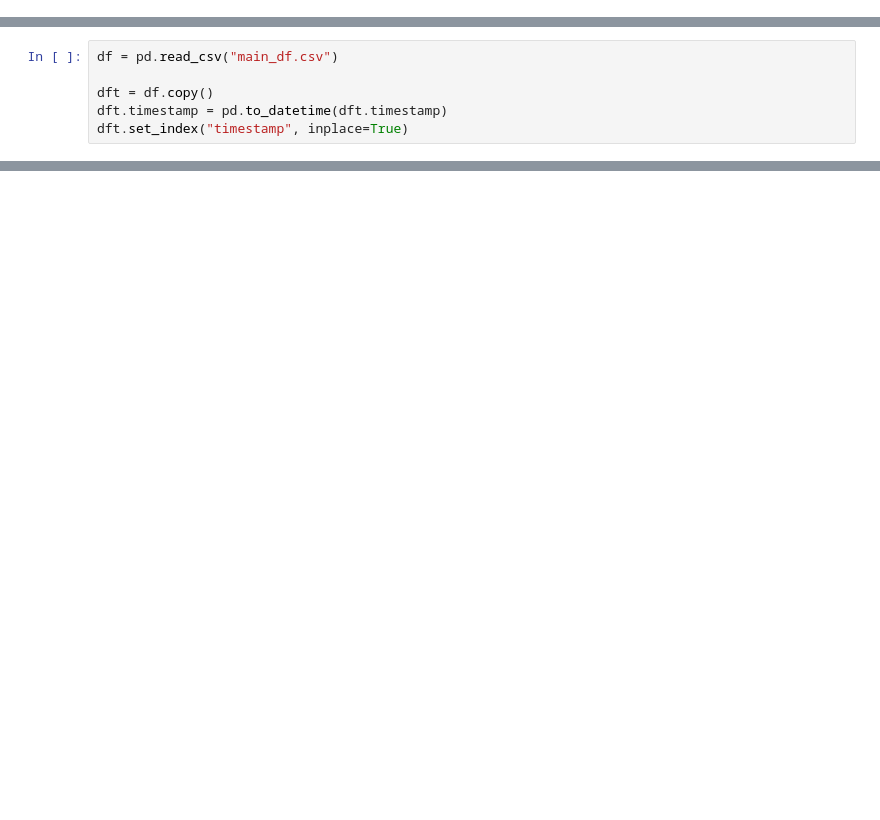
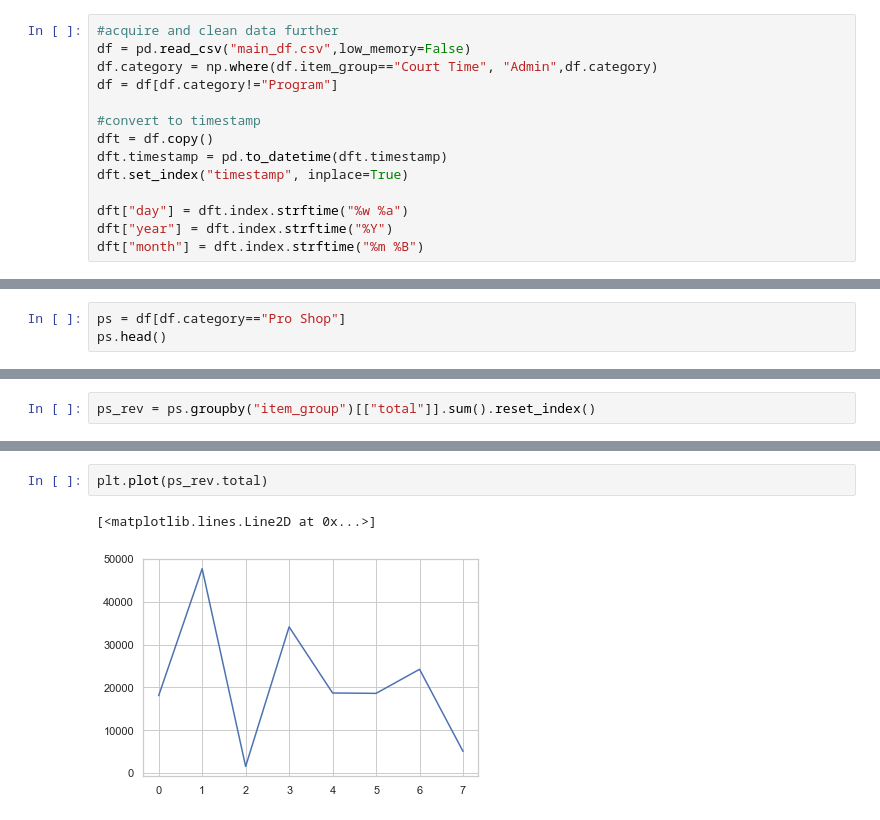
Before and after one commit to crisgiovanoni/jncc_project, a Jupyter notebook: project_documentation.ipynb, the cells around one changed output, grey strips where cells are left out. Drawn from its saved outputs; the diff is of its cells as text; blank space fills up the shorter version.

```diff
--- a/project_documentation.ipynb
+++ b/project_documentation.ipynb
@@ -0,0 +23,14 @@
+# %%
+#acquire and clean data further
+df = pd.read_csv("main_df.csv",low_memory=False)
+df.category = np.where(df.item_group=="Court Time", "Admin",df.category)
+df = df[df.category!="Program"]
+
+#convert to timestamp
+dft = df.copy()
+dft.timestamp = pd.to_datetime(dft.timestamp)
+dft.set_index("timestamp", inplace=True)
+
+dft["day"] = dft.index.strftime("%w %a")
+dft["year"] = dft.index.strftime("%Y")
+dft["month"] = dft.index.strftime("%m %B")
@@ -29,6 +82,0 @@ warnings.filterwarnings("ignore")
-# %%
-df = pd.read_csv("main_df.csv")
-
-dft = df.copy()
-dft.timestamp = pd.to_datetime(dft.timestamp)
-dft.set_index("timestamp", inplace=True)
@@ -70,0 +180,3 @@ Text(0.5, 1.0, 'Year-End Revenue: Bar')
+# %%
+ps = df[df.category=="Pro Shop"]
+ps.head()
@@ -70,0 +190,2 @@ Text(0.5, 1.0, 'Year-End Revenue: Bar')
+# %%
+ps_rev = ps.groupby("item_group")[["total"]].sum().reset_index()
@@ -70,0 +230,5 @@ Text(0.5, 1.0, 'Year-End Revenue: Bar')
+# %%
+plt.plot(ps_rev.total)
+# %% [output]
+[<matplotlib.lines.Line2D at 0x...>]
+[figure, added]
```
Also changed, not shown: parts of 28 cells of this notebook.
